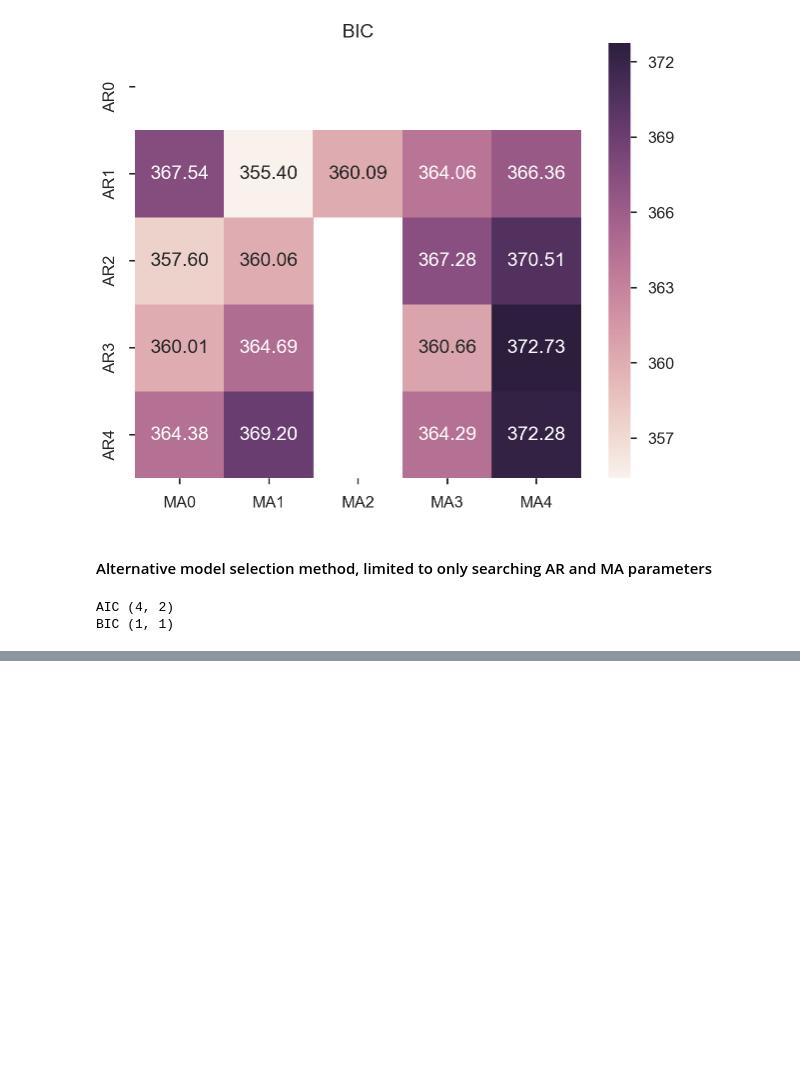
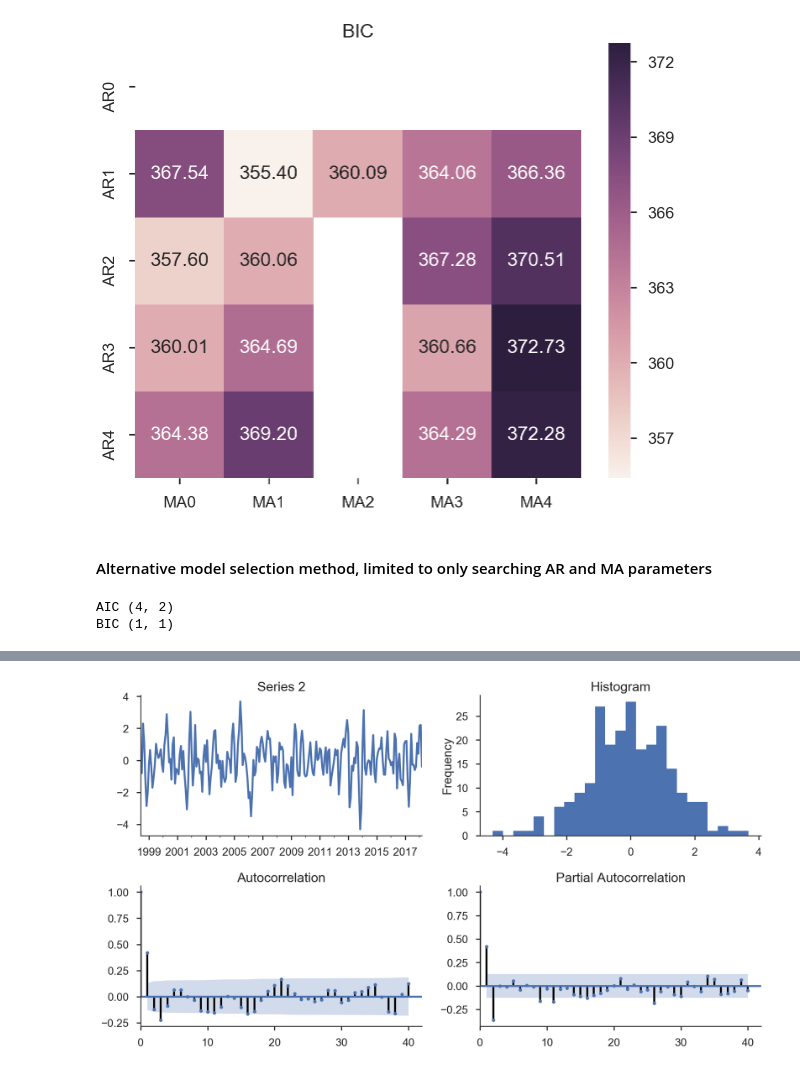
Before and after one commit to OranginaGaoZhao/Time-Series-Forecasting, a Jupyter notebook: Section_3_ARIMA_Models.ipynb, the cells around one changed output, grey strips where cells are left out. Saved outputs shown, nothing was run; the diff lists cells and outputs as text; code cells hidden in the pictures; blank space fills up the shorter version.

```diff
--- a/Section_3_ARIMA_Models.ipynb
+++ b/Section_3_ARIMA_Models.ipynb
@@ -215,0 +358,20 @@ BIC (1, 1)
+# %%
+# Import the csv file containing the series for the analysis
+
+# Step 1a: Read the data series
+filename_ts = 'data/series2.csv'
+series2_df = pd.read_csv(filename_ts, index_col=0, parse_dates=[0])
+
+# Step 1b: Create the training and testing series before analyzing the series
+
+n_sample = series2_df.shape[0]
+
+n_train=int(0.95*n_sample)+1
+n_forecast=n_sample-n_train
+
+series2_train = series2_df.iloc[:n_train]['value']
+series2_test  = series2_df.iloc[n_train:]['value']
+print(series2_train.shape)
+print(series2_test.shape)
+print("Training Series:", "\n", series2_train.tail(), "\n")
+print("Testing Series:", "\n", series2_test.head())
@@ -215,0 +419,9 @@ BIC (1, 1)
+# %%
+# Step 2b: Examine the series and use the visuals as clues for the choice of the orders of the ARIMA model
+# Choose the number of lags you would like to display. Pick a number that is at least 20.
+
+# tsplot(series2_train, title='Series 2', lags=?);
+
+tsplot(series2_train, title='Series 2', lags=40);
+# %% [output]
+[figure, added]
```
Also changed, not shown: parts of 16 cells of this notebook.
